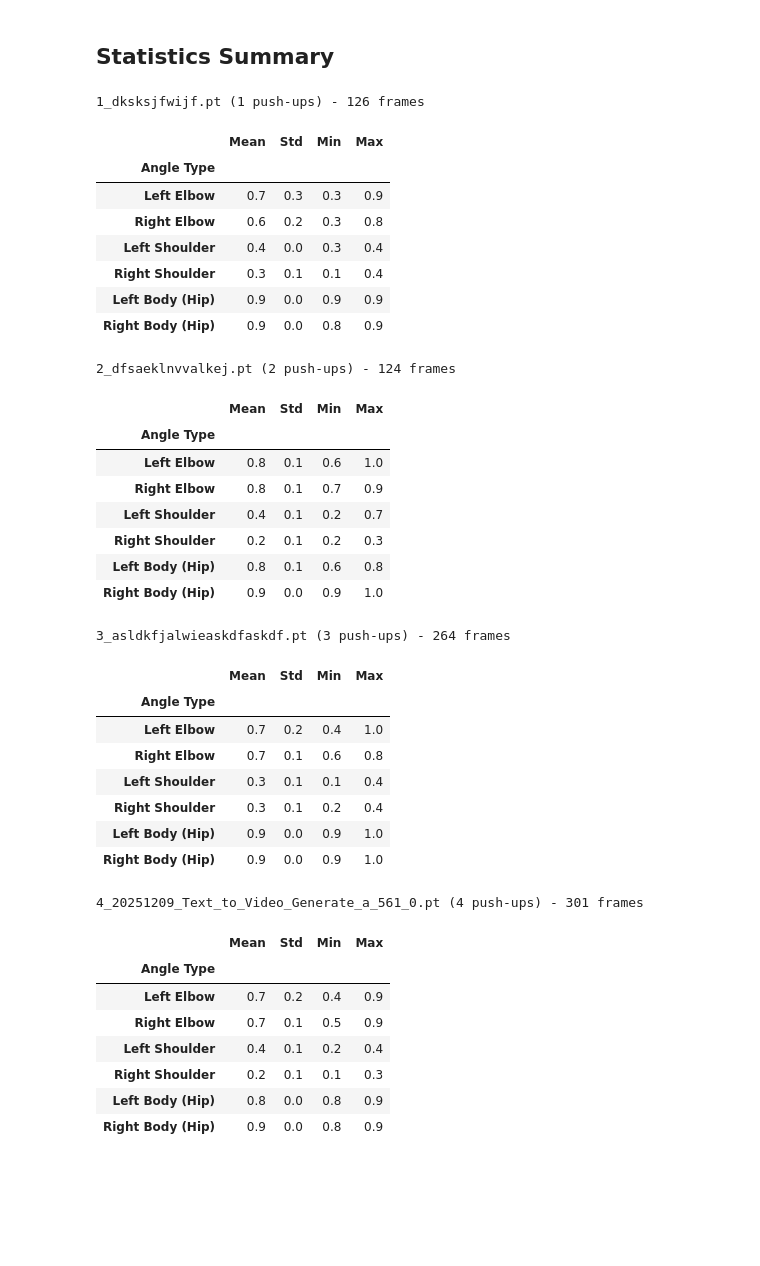
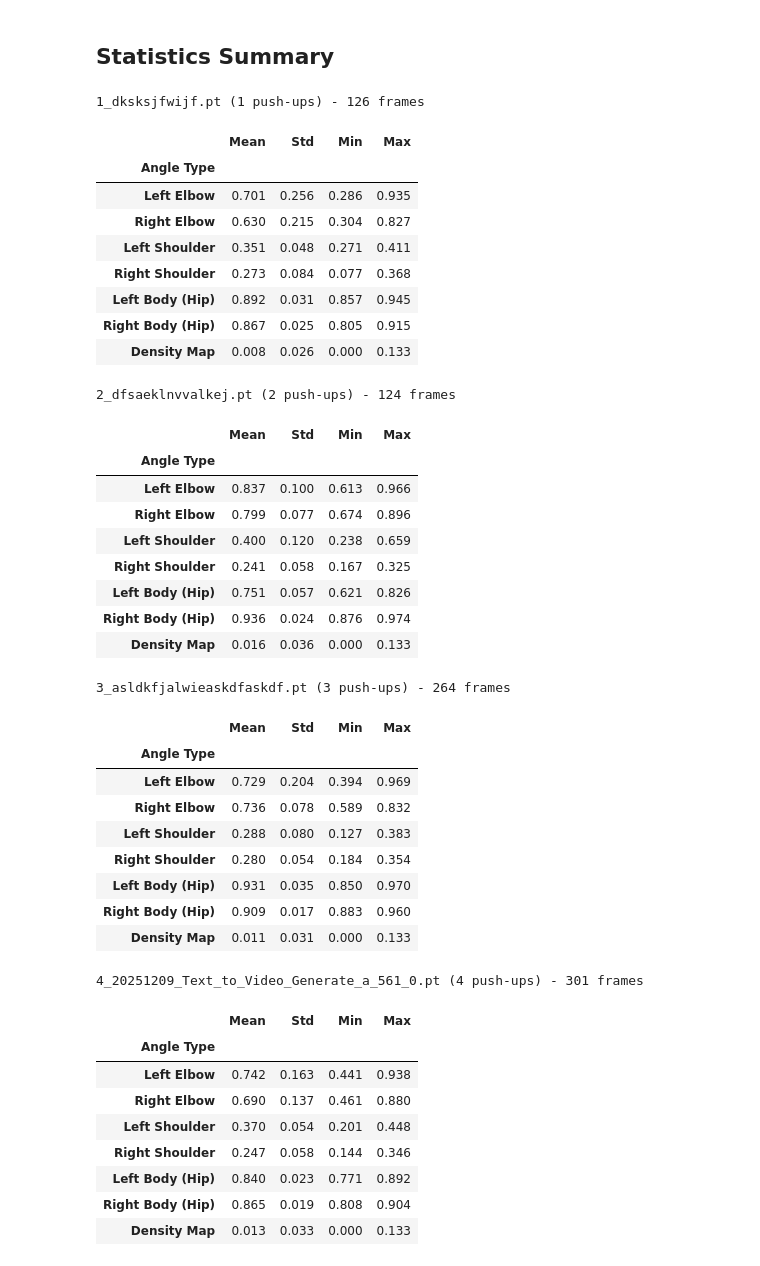
Before and after one commit to derekmok/machine-vision-coursework, a Jupyter notebook: visualize_angle_sequences.ipynb, the cells around one changed output. Cells and saved outputs as stored; diff of their text form; code cells hidden in the pictures; blank space fills up the shorter version.

```diff
--- a/visualize_angle_sequences.ipynb
+++ b/visualize_angle_sequences.ipynb
@@ -76,7 +76,8 @@ Selected samples:
 fig, axes = plt.subplots(len(sample_files), 1, figsize=(14, 4 * len(sample_files)))
 
 for idx, file_path in enumerate(sample_files):
-    angles = torch.load(file_path, weights_only=True)
+    cache_data = torch.load(file_path, weights_only=True)
+    angles, density_map = cache_data['angles'], cache_data['density_map']
     filename = os.path.basename(file_path)
     label = filename.split('_')[0]
 
@@ -103,7 +104,8 @@ plt.show()
 fig, axes = plt.subplots(len(sample_files), 1, figsize=(14, 3 * len(sample_files)))
 
 for idx, file_path in enumerate(sample_files):
-    angles = torch.load(file_path, weights_only=True)
+    cache_data = torch.load(file_path, weights_only=True)
+    angles, density_map = cache_data['angles'], cache_data['density_map']
     filename = os.path.basename(file_path)
     label = filename.split('_')[0]
 
@@ -136,7 +183,8 @@ fig, ax = plt.subplots(figsize=(14, 6))
 colors = plt.cm.viridis(np.linspace(0, 1, len(sample_files)))
 
 for idx, file_path in enumerate(sample_files):
-    angles = torch.load(file_path, weights_only=True)
+    cache_data = torch.load(file_path, weights_only=True)
+    angles, density_map = cache_data['angles'], cache_data['density_map']
     filename = os.path.basename(file_path)
     label = filename.split('_')[0]
 
@@ -166,7 +214,8 @@ plt.show()
 # %%
 # Pick one sample video
 sample_path = sample_files[1]  # 2 push-ups
-angles = torch.load(sample_path, weights_only=True)
+cache_data = torch.load(sample_path, weights_only=True)
+angles, density_map = cache_data['angles'], cache_data['density_map']
 filename = os.path.basename(sample_path)
 
 fig, axes = plt.subplots(3, 2, figsize=(14, 10))
@@ -190,61 +239,75 @@ plt.show()
 ## Statistics Summary
 # %%
 for file_path in sample_files:
-    angles = torch.load(file_path, weights_only=True)
+    cache_data = torch.load(file_path, weights_only=True)
+    angles, density_map = cache_data['angles'], cache_data['density_map']
     filename = os.path.basename(file_path)
     label = filename.split('_')[0]
 
     # Build statistics DataFrame
     stats_data = []
     for i, name in enumerate(ANGLE_NAMES):
         angle_data = angles[:, i]
         stats_data.append({
             'Angle Type': name,
             'Mean': angle_data.mean().item(),
             'Std': angle_data.std().item(),
             'Min': angle_data.min().item(),
             'Max': angle_data.max().item()
         })
 
+    # Add density map statistics
+    stats_data.append({
+        'Angle Type': 'Density Map',
+        'Mean': density_map.mean().item(),
+        'Std': density_map.std().item(),
+        'Min': density_map.min().item(),
+        'Max': density_map.max().item()
+    })
+
     df = pd.DataFrame(stats_data)
     df = df.set_index('Angle Type')
 
     print(f"\n{filename} ({label} push-ups) - {len(angles)} frames")
-    display(df.round(1))
+    display(df.round(3))
 # %% [output]
 1_dksksjfwijf.pt (1 push-ups) - 126 frames
 |  | Mean | Std | Min | Max |
 | Angle Type |  |  |  |  |
-| Left Elbow | 0.7 | 0.3 | 0.3 | 0.9 |
-| Right Elbow | 0.6 | 0.2 | 0.3 | 0.8 |
-| Left Shoulder | 0.4 | 0.0 | 0.3 | 0.4 |
-| Right Shoulder | 0.3 | 0.1 | 0.1 | 0.4 |
-| Left Body (Hip) | 0.9 | 0.0 | 0.9 | 0.9 |
-| Right Body (Hip) | 0.9 | 0.0 | 0.8 | 0.9 |
+| Left Elbow | 0.701 | 0.256 | 0.286 | 0.935 |
+| Right Elbow | 0.630 | 0.215 | 0.304 | 0.827 |
+| Left Shoulder | 0.351 | 0.048 | 0.271 | 0.411 |
+| Right Shoulder | 0.273 | 0.084 | 0.077 | 0.368 |
+| Left Body (Hip) | 0.892 | 0.031 | 0.857 | 0.945 |
+| Right Body (Hip) | 0.867 | 0.025 | 0.805 | 0.915 |
+| Density Map | 0.008 | 0.026 | 0.000 | 0.133 |
 2_dfsaeklnvvalkej.pt (2 push-ups) - 124 frames
 |  | Mean | Std | Min | Max |
 | Angle Type |  |  |  |  |
-| Left Elbow | 0.8 | 0.1 | 0.6 | 1.0 |
-| Right Elbow | 0.8 | 0.1 | 0.7 | 0.9 |
-| Left Shoulder | 0.4 | 0.1 | 0.2 | 0.7 |
-| Right Shoulder | 0.2 | 0.1 | 0.2 | 0.3 |
-| Left Body (Hip) | 0.8 | 0.1 | 0.6 | 0.8 |
-| Right Body (Hip) | 0.9 | 0.0 | 0.9 | 1.0 |
+| Left Elbow | 0.837 | 0.100 | 0.613 | 0.966 |
+| Right Elbow | 0.799 | 0.077 | 0.674 | 0.896 |
+| Left Shoulder | 0.400 | 0.120 | 0.238 | 0.659 |
+| Right Shoulder | 0.241 | 0.058 | 0.167 | 0.325 |
+| Left Body (Hip) | 0.751 | 0.057 | 0.621 | 0.826 |
+| Right Body (Hip) | 0.936 | 0.024 | 0.876 | 0.974 |
+| Density Map | 0.016 | 0.036 | 0.000 | 0.133 |
 3_asldkfjalwieaskdfaskdf.pt (3 push-ups) - 264 frames
 |  | Mean | Std | Min | Max |
 | Angle Type |  |  |  |  |
-| Left Elbow | 0.7 | 0.2 | 0.4 | 1.0 |
-| Right Elbow | 0.7 | 0.1 | 0.6 | 0.8 |
-| Left Shoulder | 0.3 | 0.1 | 0.1 | 0.4 |
-| Right Shoulder | 0.3 | 0.1 | 0.2 | 0.4 |
-| Left Body (Hip) | 0.9 | 0.0 | 0.9 | 1.0 |
-| Right Body (Hip) | 0.9 | 0.0 | 0.9 | 1.0 |
+| Left Elbow | 0.729 | 0.204 | 0.394 | 0.969 |
+| Right Elbow | 0.736 | 0.078 | 0.589 | 0.832 |
+| Left Shoulder | 0.288 | 0.080 | 0.127 | 0.383 |
+| Right Shoulder | 0.280 | 0.054 | 0.184 | 0.354 |
+| Left Body (Hip) | 0.931 | 0.035 | 0.850 | 0.970 |
+| Right Body (Hip) | 0.909 | 0.017 | 0.883 | 0.960 |
+| Density Map | 0.011 | 0.031 | 0.000 | 0.133 |
 4_20251209_Text_to_Video_Generate_a_561_0.pt (4 push-ups) - 301 frames
 |  | Mean | Std | Min | Max |
 | Angle Type |  |  |  |  |
-| Left Elbow | 0.7 | 0.2 | 0.4 | 0.9 |
-| Right Elbow | 0.7 | 0.1 | 0.5 | 0.9 |
-| Left Shoulder | 0.4 | 0.1 | 0.2 | 0.4 |
-| Right Shoulder | 0.2 | 0.1 | 0.1 | 0.3 |
-| Left Body (Hip) | 0.8 | 0.0 | 0.8 | 0.9 |
-| Right Body (Hip) | 0.9 | 0.0 | 0.8 | 0.9 |
+| Left Elbow | 0.742 | 0.163 | 0.441 | 0.938 |
+| Right Elbow | 0.690 | 0.137 | 0.461 | 0.880 |
+| Left Shoulder | 0.370 | 0.054 | 0.201 | 0.448 |
+| Right Shoulder | 0.247 | 0.058 | 0.144 | 0.346 |
+| Left Body (Hip) | 0.840 | 0.023 | 0.771 | 0.892 |
+| Right Body (Hip) | 0.865 | 0.019 | 0.808 | 0.904 |
+| Density Map | 0.013 | 0.033 | 0.000 | 0.133 |
```
Also changed, not shown: parts of 6 cells of this notebook, 20 other files.
